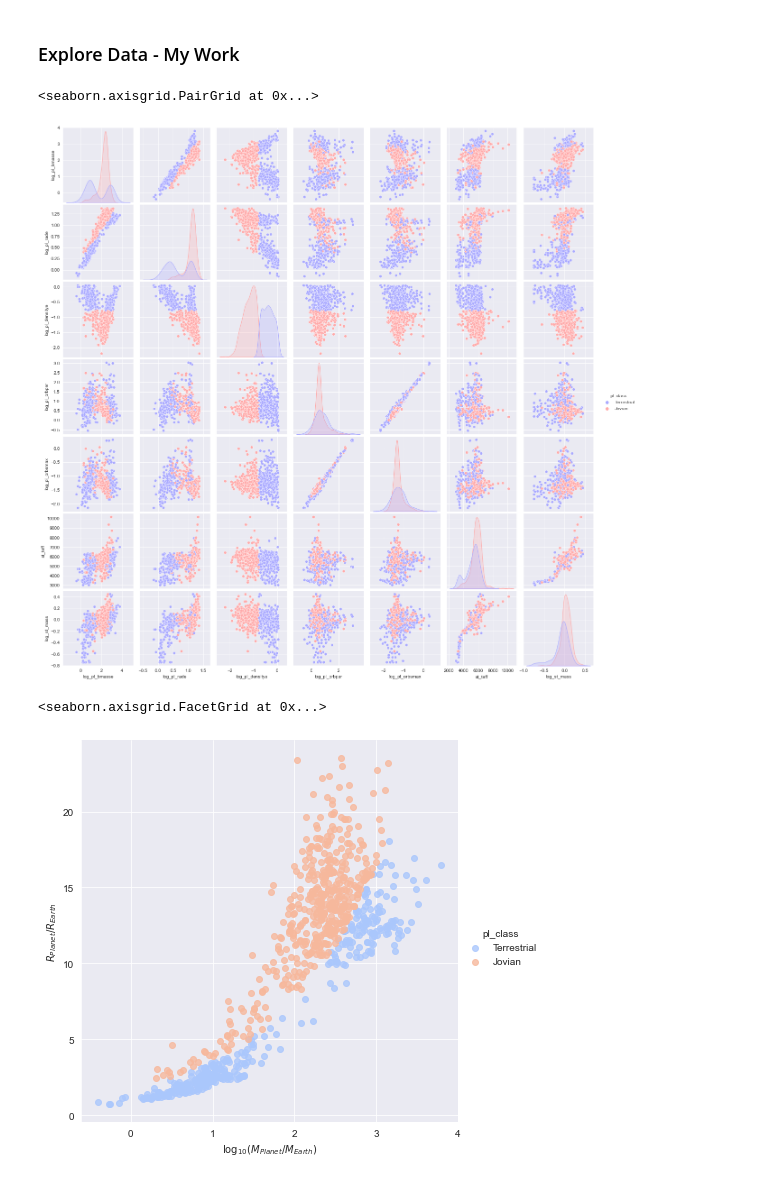
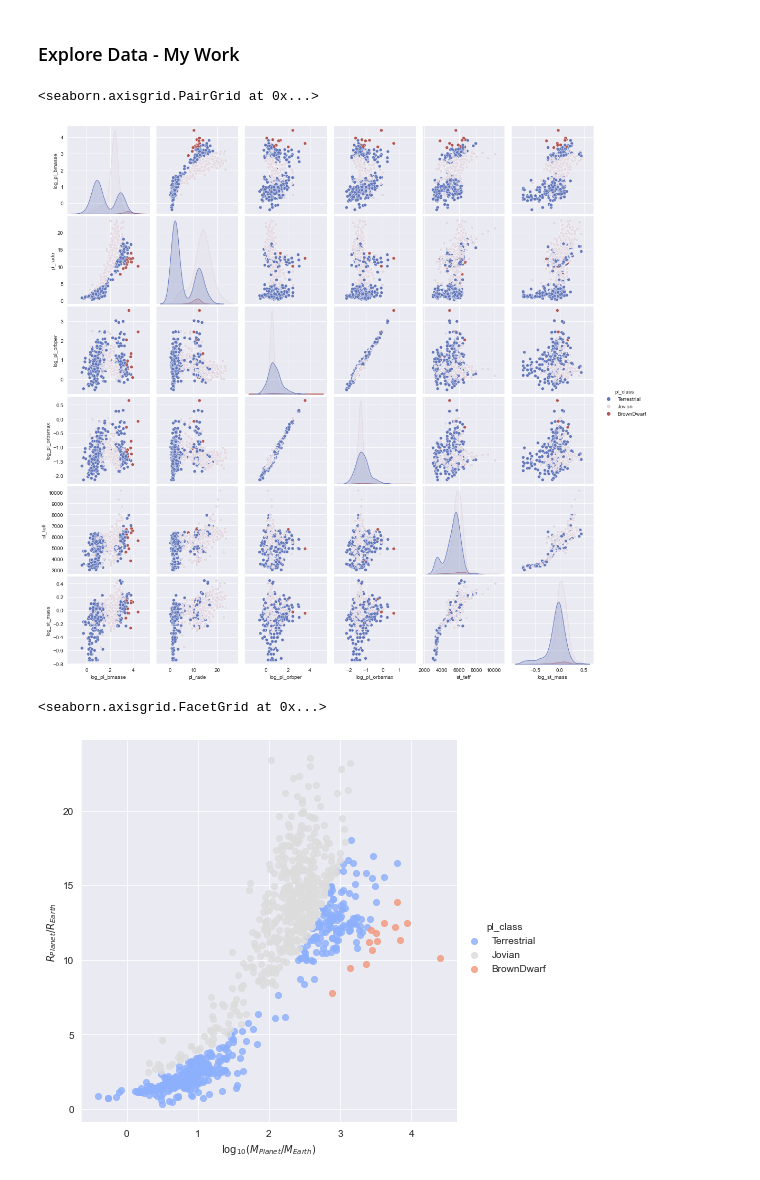
Before and after one commit to bucklonesome/DS_Portfolio, a Jupyter notebook: Exoplanet_DS_Portfolio/exoplanet_analysis_cleaning_ER.ipynb, the cells around one changed output. Saved outputs shown, nothing was run; the diff lists cells and outputs as text; code cells hidden in the pictures.

Commit message:
Add Exoplanet versus Brown Dwarf analysis

```diff
--- a/Exoplanet_DS_Portfolio/exoplanet_analysis_cleaning_ER.ipynb
+++ b/Exoplanet_DS_Portfolio/exoplanet_analysis_cleaning_ER.ipynb
@@ -118,39 +120,40 @@ Degenerate (Brown Dwarf): $\rho > \approx 19.2 \frac{g}{cm^3}$ - failed stars
 1 $\frac{M_{Earth}}{R_{Earth}^3}$ = 17.32 $\frac{g}{cm^3}$
 # %%
-df_big['pl_class'] = df_big['pl_name']
+#df_big['pl_class'] = df_big['pl_name']
 
 pl_densitye = df_big['pl_densitye'].iloc[:].values
 pl_class = df_big['pl_name'].iloc[:].values #dummy variables
+pl_rade = df_big['pl_rade'].iloc[:].values
 
 den = 17.32
 
 pl_class[(pl_densitye*den <= 2.85)] = 'Jovian'
-pl_class[(pl_densitye*den > 2.85) & (pl_densitye*den <= 19.2)] = 'Terrestrial'
-pl_class[(pl_densitye*den > 19.2)] = 'BrownDwarf'
+#pl_class[(pl_densitye*den > 2.85) & (pl_densitye*den <= 19.2)] = 'Terrestrial'
+pl_class[(pl_densitye*den > 2.85)] = 'Terrestrial'
+pl_class[(pl_densitye*den > 19.2) & (pl_rade > 7)] = 'BrownDwarf'
 df_big['pl_class'] = pl_class
 # %%
 #for col in df_big.columns:
 #    print(col)
 # %%
 # Grab systems where both transit and RV methods are detected.
-#Get Rid of Brown Dwarfs
 #also get rid of missing data
-#df_detect = df_big[(df_big['rv_flag'] == 1) & (df_big['tran_flag'] == 1)]
-df_detect = df_big[(df_big['rv_flag'] == 1) & (df_big['tran_flag'] == 1) & (df_big['pl_densitye'] <= 19.2/den)]
+df_detect = df_big[(df_big['rv_flag'] == 1) & (df_big['tran_flag'] == 1)]
+#df_detect = df_big[(df_big['rv_flag'] == 1) & (df_big['tran_flag'] == 1) & (df_big['pl_densitye'] <= 19.2/den)] #Get Rid of Brown Dwarfs
 
 df_detect = df_detect.dropna(subset=['log_pl_bmasse', 'log_pl_rade','log_pl_densitye','log_pl_orbper','log_pl_orbsmax','st_teff', 'log_st_mass','pl_class'])
 # %%
-df = df_detect[['pl_name','log_pl_bmasse','log_pl_rade','log_pl_densitye','log_pl_orbper', 'log_pl_orbsmax', 'st_teff', 'log_st_mass', 'pl_class']]
+df = df_detect[['pl_name','log_pl_bmasse','pl_rade','log_pl_densitye','log_pl_orbper', 'log_pl_orbsmax', 'st_teff', 'log_st_mass', 'pl_class']]
 # %%
 #Uncomment if you want to make a new masterfile
 ##df.to_csv('exoplanet_cleaned.csv',index=False)
 # %% [markdown]
 ### Explore Data - My Work
 # %%
-sns.pairplot(df,palette='bwr',hue='pl_class')
+sns.pairplot(df.drop(['log_pl_densitye'],axis=1),palette='twilight_shifted',hue='pl_class')
 # %% [output]
 <seaborn.axisgrid.PairGrid at 0x...>
-[figure, old version]
+[figure, new version]
 # %%
 sns.set_style('darkgrid')
 ax = sns.lmplot(x = 'log_pl_bmasse',y = 'pl_rade',data=df_detect, hue='pl_class',
@@ -158,7 +161,7 @@ ax = sns.lmplot(x = 'log_pl_bmasse',y = 'pl_rade',data=df_detect, hue='pl_class'
 ax.set(xlabel='$\log_{10} (M_{Planet} / M_{Earth})$', ylabel='$R_{Planet} / R_{Earth}$')
 # %% [output]
 <seaborn.axisgrid.FacetGrid at 0x...>
-[figure, old version]
+[figure, new version]
 # %%
 sns.set_style('darkgrid')
 ax = sns.lmplot(x = 'log_pl_orbsmax',y = 'pl_rade',data=df_detect, hue='pl_class',
```
Also changed, not shown: parts of 4 cells of this notebook, 4 other files.
